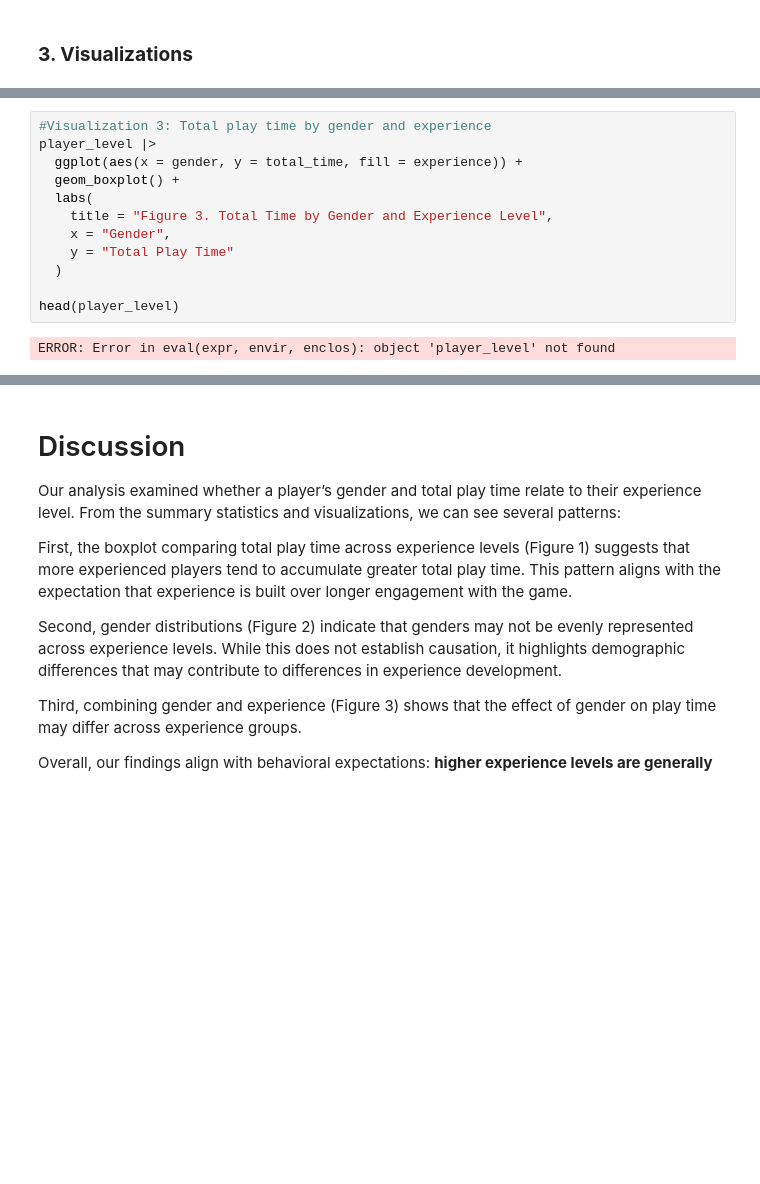
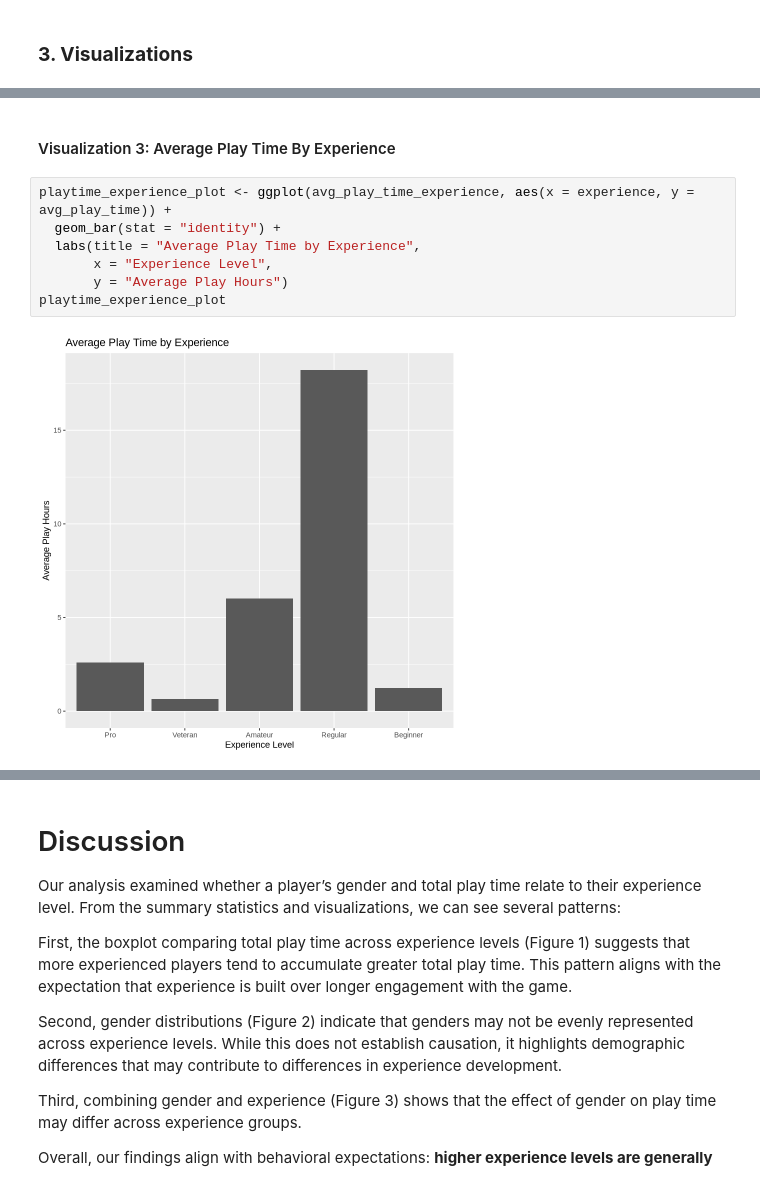
Before and after one commit to crowbirdy/project-003-29, a Jupyter notebook: Final_project.ipynb, the cells around one changed output, grey strips where cells are left out. Drawn from its saved outputs; the diff is of its cells as text; blank space fills up the shorter version.

```diff
--- a/Final_project.ipynb
+++ b/Final_project.ipynb
@@ -230,14 +211,11 @@ ERROR: Error in eval(expr, envir, enclos): object 'player_level' not found
+# %% [markdown]
+#### Visualization 3: Average Play Time By Experience
 # %%
-#Visualization 3: Total play time by gender and experience
-player_level |>
-  ggplot(aes(x = gender, y = total_time, fill = experience)) +
-  geom_boxplot() +
-  labs(
-    title = "Figure 3. Total Time by Gender and Experience Level",
-    x = "Gender",
-    y = "Total Play Time"
-  )
-
-head(player_level)
+playtime_experience_plot <- ggplot(avg_play_time_experience, aes(x = experience, y = avg_play_time)) +
+  geom_bar(stat = "identity") +
+  labs(title = "Average Play Time by Experience",
+       x = "Experience Level",
+       y = "Average Play Hours")
+playtime_experience_plot
 # %% [output]
-ERROR: Error in eval(expr, envir, enclos): object 'player_level' not found
+[figure, added]
```
Also changed, not shown: parts of 11 cells of this notebook.
